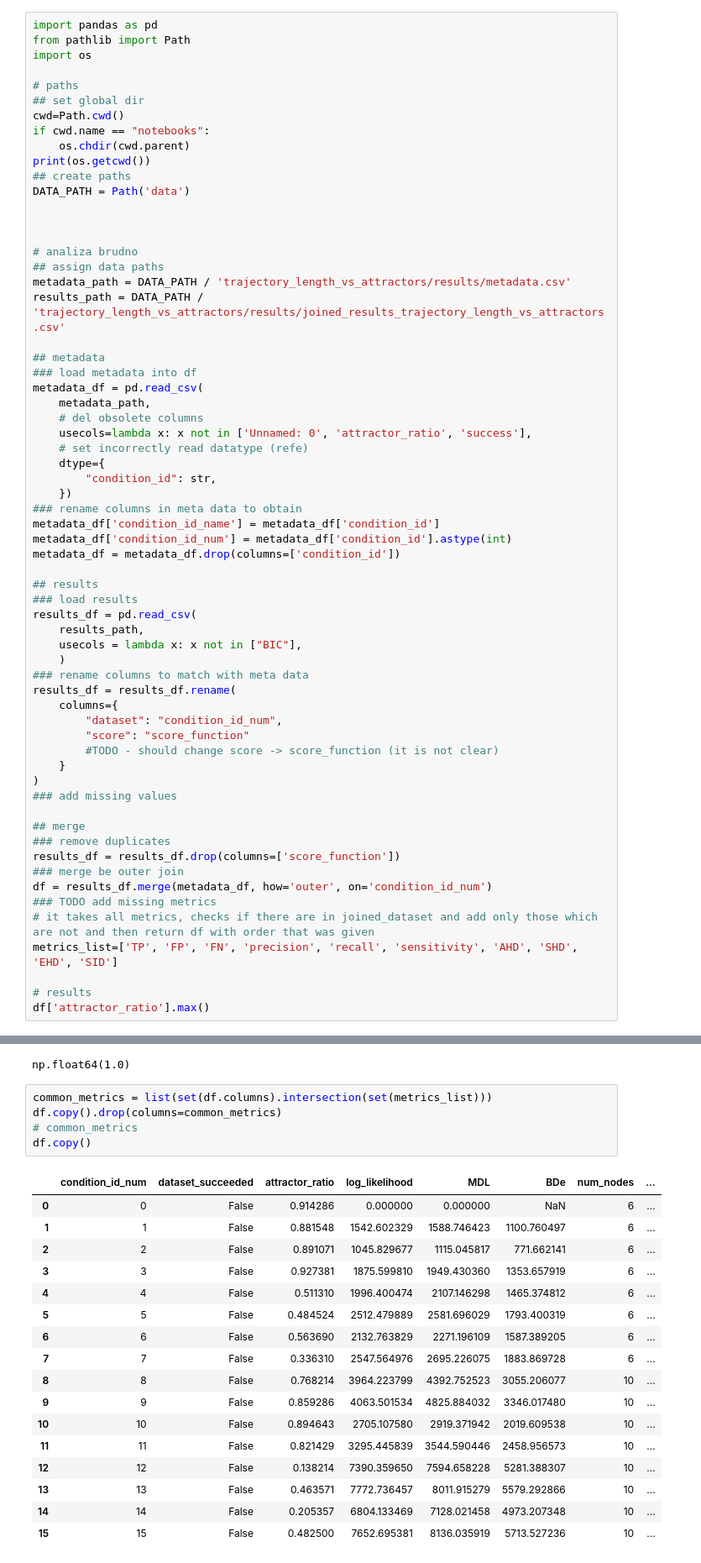
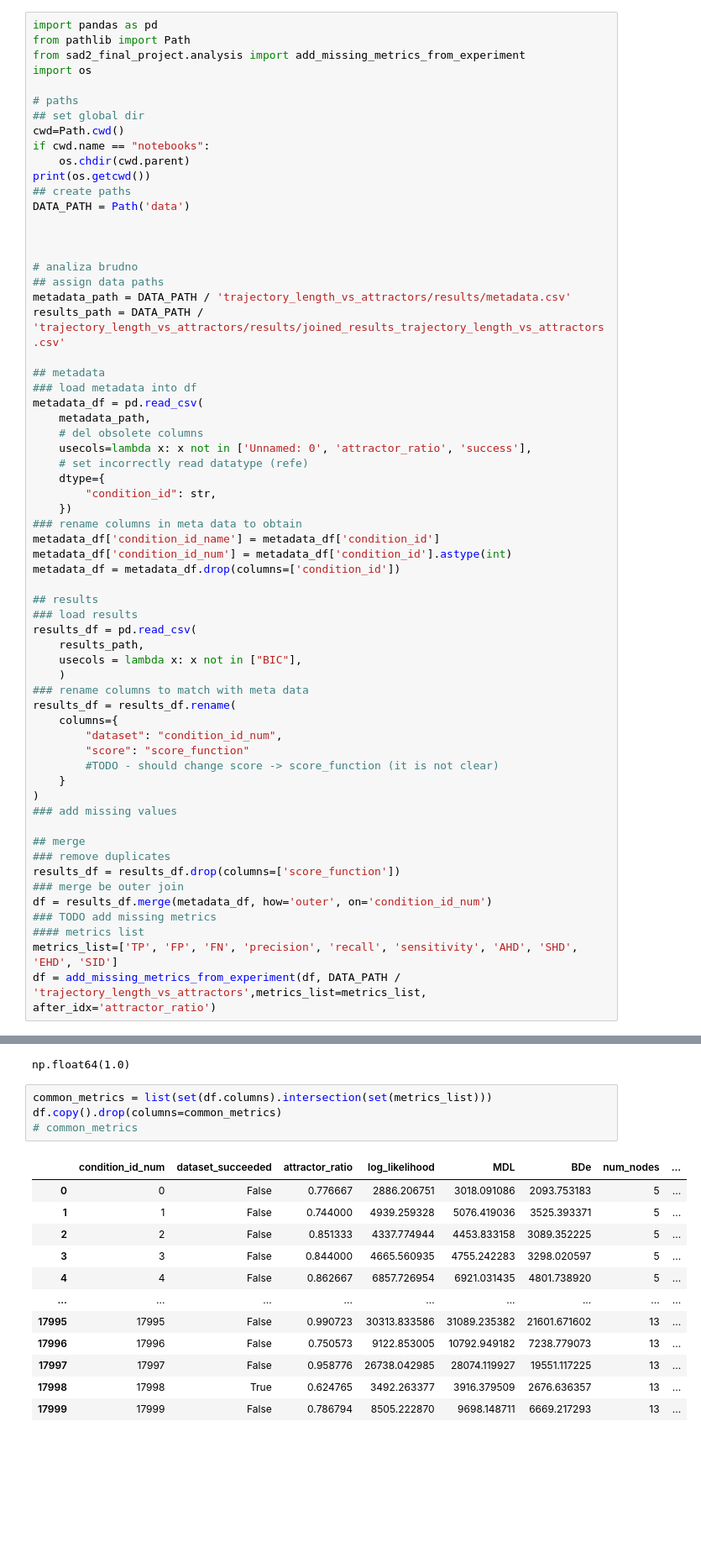
Before and after one commit to maxi7524/SAD2_final_project, a Jupyter notebook: notebooks/raport_max.ipynb, the cells around one changed output, grey strips where cells are left out. Shown at 84% size. Cells and saved outputs as stored; diff of their text form; blank space fills up the shorter version.

Commit message:
data loaders

```diff
--- a/notebooks/raport_max.ipynb
+++ b/notebooks/raport_max.ipynb
@@ -1,6 +1,7 @@
 # %%
 import pandas as pd
 from pathlib import Path
+from sad2_final_project.analysis import add_missing_metrics_from_experiment
 import os
 
 # paths
@@ -56,34 +57,26 @@ results_df = results_df.drop(columns=['score_function'])
 ### merge be outer join
 df = results_df.merge(metadata_df, how='outer', on='condition_id_num')
 ### TODO add missing metrics
-# it takes all metrics, checks if there are in joined_dataset and add only those which are not and then return df with order that was given
+#### metrics list
 metrics_list=['TP', 'FP', 'FN', 'precision', 'recall', 'sensitivity', 'AHD', 'SHD', 'EHD', 'SID']
-
-# results
-df['attractor_ratio'].max()
+df = add_missing_metrics_from_experiment(df, DATA_PATH / 'trajectory_length_vs_attractors',metrics_list=metrics_list, after_idx='attractor_ratio')
 # %% [output]
 /home/maxi7524/repositories/SAD2_final_project
 np.float64(1.0)
 # %%
 common_metrics = list(set(df.columns).intersection(set(metrics_list)))
 df.copy().drop(columns=common_metrics)
 # common_metrics
-df.copy()
 # %% [output]
 |  | condition_id_num | dataset_succeeded | attractor_ratio | log_likelihood | MDL | BDe | num_nodes | ... |
-| 0 | 0 | False | 0.914286 | 0.000000 | 0.000000 | NaN | 6 | ... |
-| 1 | 1 | False | 0.881548 | 1542.602329 | 1588.746423 | 1100.760497 | 6 | ... |
-| 2 | 2 | False | 0.891071 | 1045.829677 | 1115.045817 | 771.662141 | 6 | ... |
-| 3 | 3 | False | 0.927381 | 1875.599810 | 1949.430360 | 1353.657919 | 6 | ... |
-| 4 | 4 | False | 0.511310 | 1996.400474 | 2107.146298 | 1465.374812 | 6 | ... |
-| 5 | 5 | False | 0.484524 | 2512.479889 | 2581.696029 | 1793.400319 | 6 | ... |
-| 6 | 6 | False | 0.563690 | 2132.763829 | 2271.196109 | 1587.389205 | 6 | ... |
-| 7 | 7 | False | 0.336310 | 2547.564976 | 2695.226075 | 1883.869728 | 6 | ... |
-| 8 | 8 | False | 0.768214 | 3964.223799 | 4392.752523 | 3055.206077 | 10 | ... |
-| 9 | 9 | False | 0.859286 | 4063.501534 | 4825.884032 | 3346.017480 | 10 | ... |
-| 10 | 10 | False | 0.894643 | 2705.107580 | 2919.371942 | 2019.609538 | 10 | ... |
-| 11 | 11 | False | 0.821429 | 3295.445839 | 3544.590446 | 2458.956573 | 10 | ... |
-| 12 | 12 | False | 0.138214 | 7390.359650 | 7594.658228 | 5281.388307 | 10 | ... |
-| 13 | 13 | False | 0.463571 | 7772.736457 | 8011.915279 | 5579.292866 | 10 | ... |
-| 14 | 14 | False | 0.205357 | 6804.133469 | 7128.021458 | 4973.207348 | 10 | ... |
-| 15 | 15 | False | 0.482500 | 7652.695381 | 8136.035919 | 5713.527236 | 10 | ... |
+| 0 | 0 | False | 0.776667 | 2886.206751 | 3018.091086 | 2093.753183 | 5 | ... |
+| 1 | 1 | False | 0.744000 | 4939.259328 | 5076.419036 | 3525.393371 | 5 | ... |
+| 2 | 2 | False | 0.851333 | 4337.774944 | 4453.833158 | 3089.352225 | 5 | ... |
+| 3 | 3 | False | 0.844000 | 4665.560935 | 4755.242283 | 3298.020597 | 5 | ... |
+| 4 | 4 | False | 0.862667 | 6857.726954 | 6921.031435 | 4801.738920 | 5 | ... |
+| ... | ... | ... | ... | ... | ... | ... | ... | ... |
+| 17995 | 17995 | False | 0.990723 | 30313.833586 | 31089.235382 | 21601.671602 | 13 | ... |
+| 17996 | 17996 | False | 0.750573 | 9122.853005 | 10792.949182 | 7238.779073 | 13 | ... |
+| 17997 | 17997 | False | 0.958776 | 26738.042985 | 28074.119927 | 19551.117225 | 13 | ... |
+| 17998 | 17998 | True | 0.624765 | 3492.263377 | 3916.379509 | 2676.636357 | 13 | ... |
+| 17999 | 17999 | False | 0.786794 | 8505.222870 | 9698.148711 | 6669.217293 | 13 | ... |
```
Also changed, not shown: parts of 2 cells of this notebook, 3 other files.
